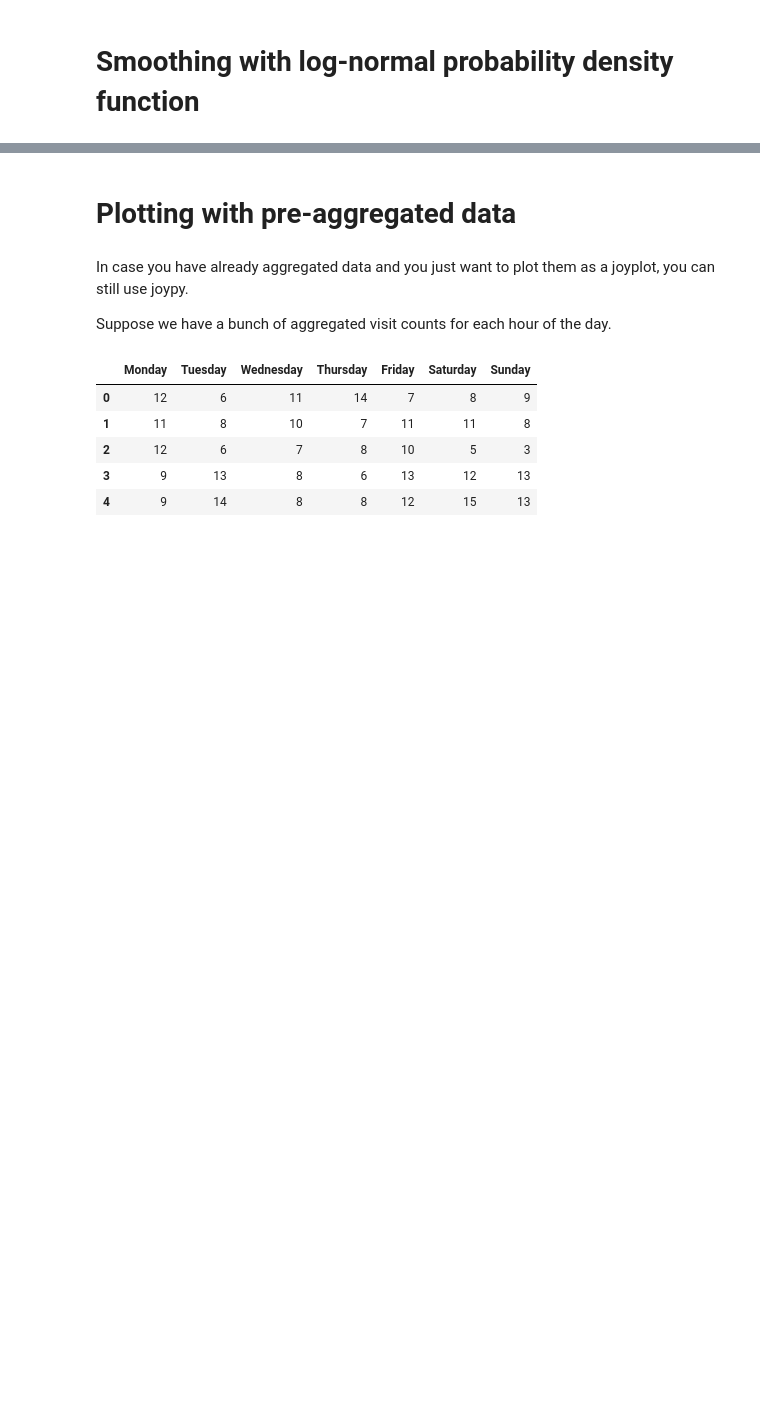
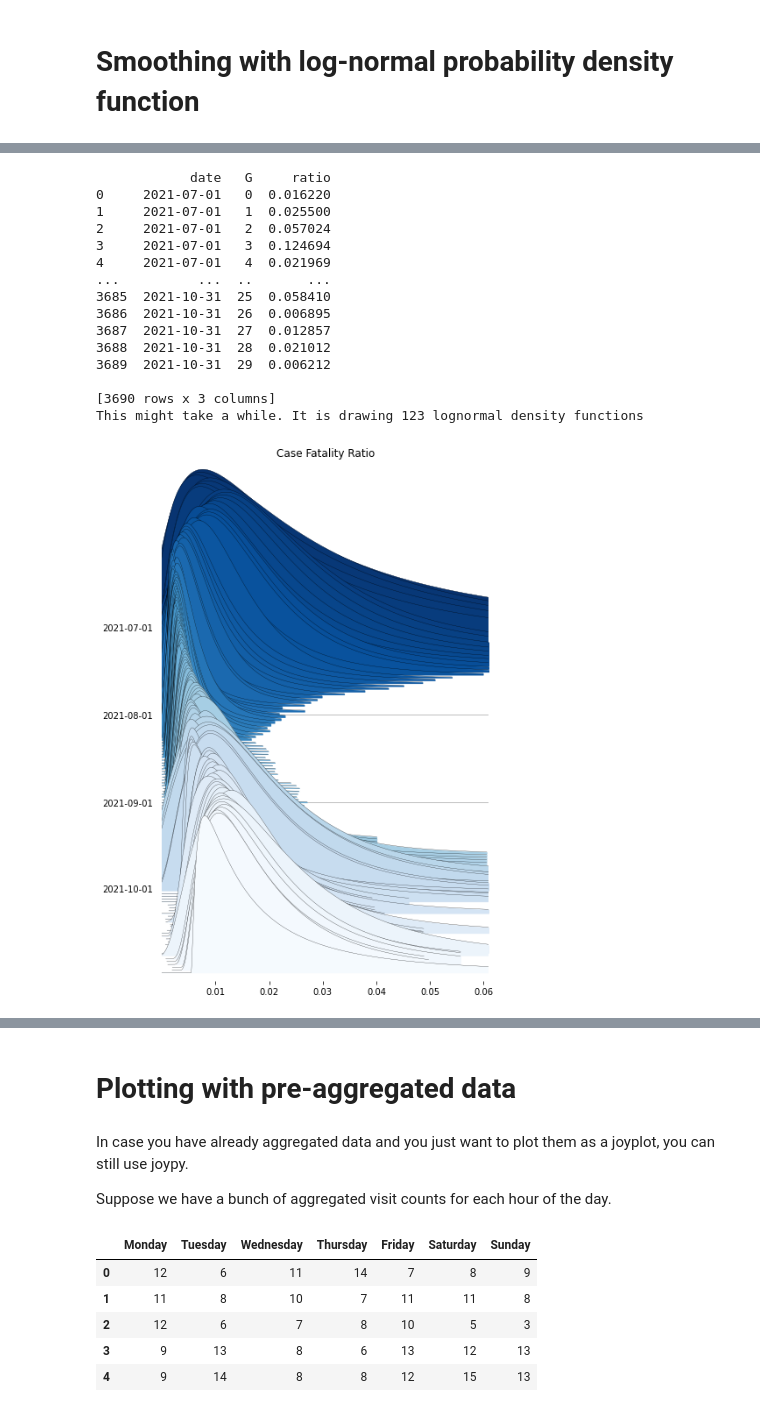
Before and after one commit to leotac/joypy, a Jupyter notebook: Joyplot.ipynb, the cells around one changed output, grey strips where cells are left out. Saved outputs shown, nothing was run; the diff lists cells and outputs as text; code cells hidden in the pictures; blank space fills up the shorter version.

```diff
--- a/Joyplot.ipynb
+++ b/Joyplot.ipynb
@@ -223,17 +198,44 @@ Normal kernel density smoothing of skewed data may introduce spurious peaks in t
 # %%
-CFR = pd.read_csv("../data/CFR.csv",comment='#')
+%matplotlib inline
+
+import pandas as pd
+from joypy import joyplot
+
+CFR = pd.read_csv("data/CFR.csv",comment='#')
+print(CFR)
+
+# select non-zero ratios
 zmask = CFR['ratio'] > 0
+
+# only create labels for the first day of each month to prevent crowding
 labels = CFR['date'].unique()
 for i in range(1,len(labels)):
     if labels[i].split('-')[2] != '01':
         labels[i] = None
+
 print('This might take a while. It is drawing',len(labels),
       'lognormal density functions')
+
 fig,axes = joyplot(CFR[zmask], by='date', column='ratio', labels = labels,
                        kind = 'lognorm', range_style='own', tails = 0.1,
                        overlap = 4, x_range=[0.0,0.061], grid="y",
                        linewidth=0.25, figsize=(6.5,9.0),
-                       title='Case Fatality Ratio',
-                       colormap=cm.Blues_r,
-                       ylim = 'own',
-                       normalize = True, floc=None)
+                       title='Case Fatality Ratio',colormap=cm.Blues_r,
+                       ylim = 'own', normalize = True, floc=None)
+# %% [output]
+            date   G     ratio
+0     2021-07-01   0  0.016220
+1     2021-07-01   1  0.025500
+2     2021-07-01   2  0.057024
+3     2021-07-01   3  0.124694
+4     2021-07-01   4  0.021969
+...          ...  ..       ...
+3685  2021-10-31  25  0.058410
+3686  2021-10-31  26  0.006895
+3687  2021-10-31  27  0.012857
+3688  2021-10-31  28  0.021012
+3689  2021-10-31  29  0.006212
+
+[3690 rows x 3 columns]
+This might take a while. It is drawing 123 lognormal density functions
+[figure, added]
```
Also changed, not shown: parts of 28 cells of this notebook.
